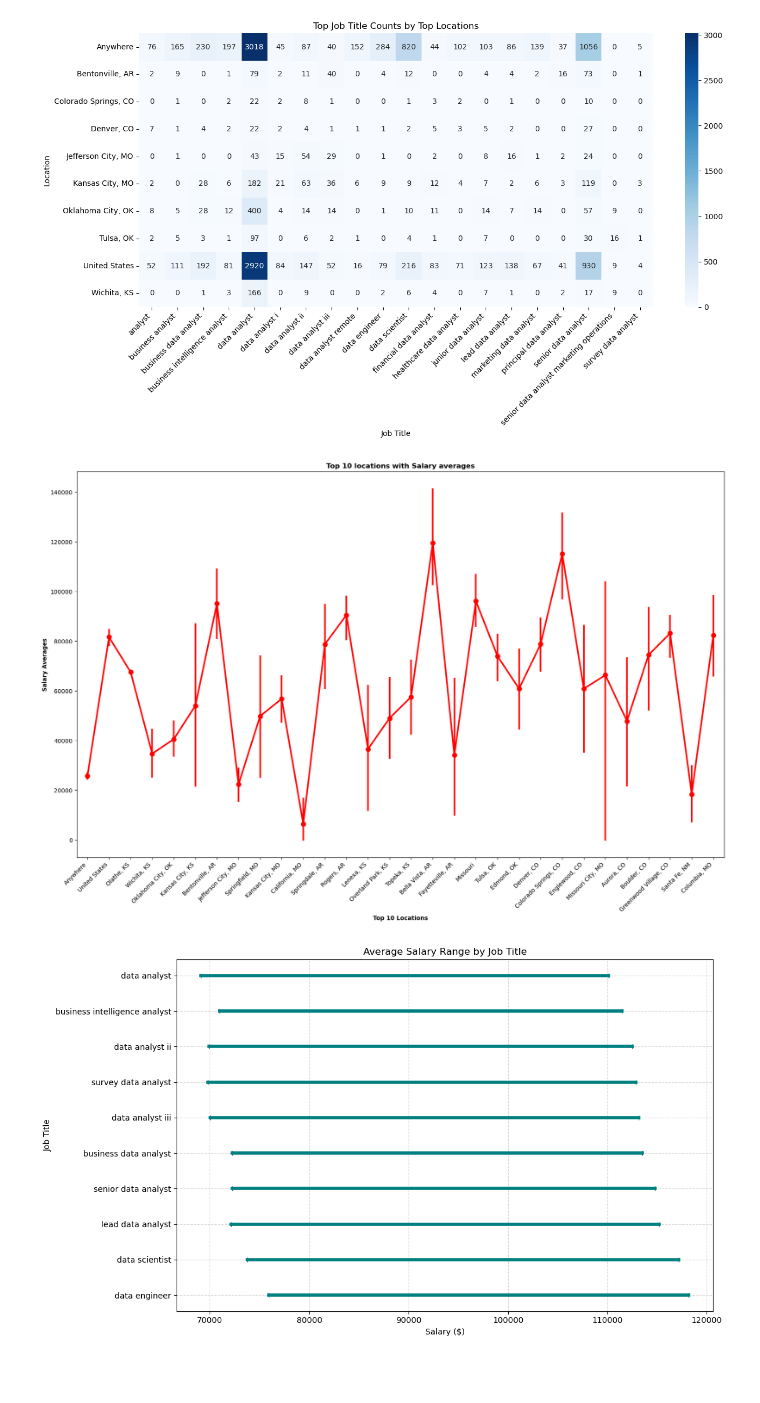
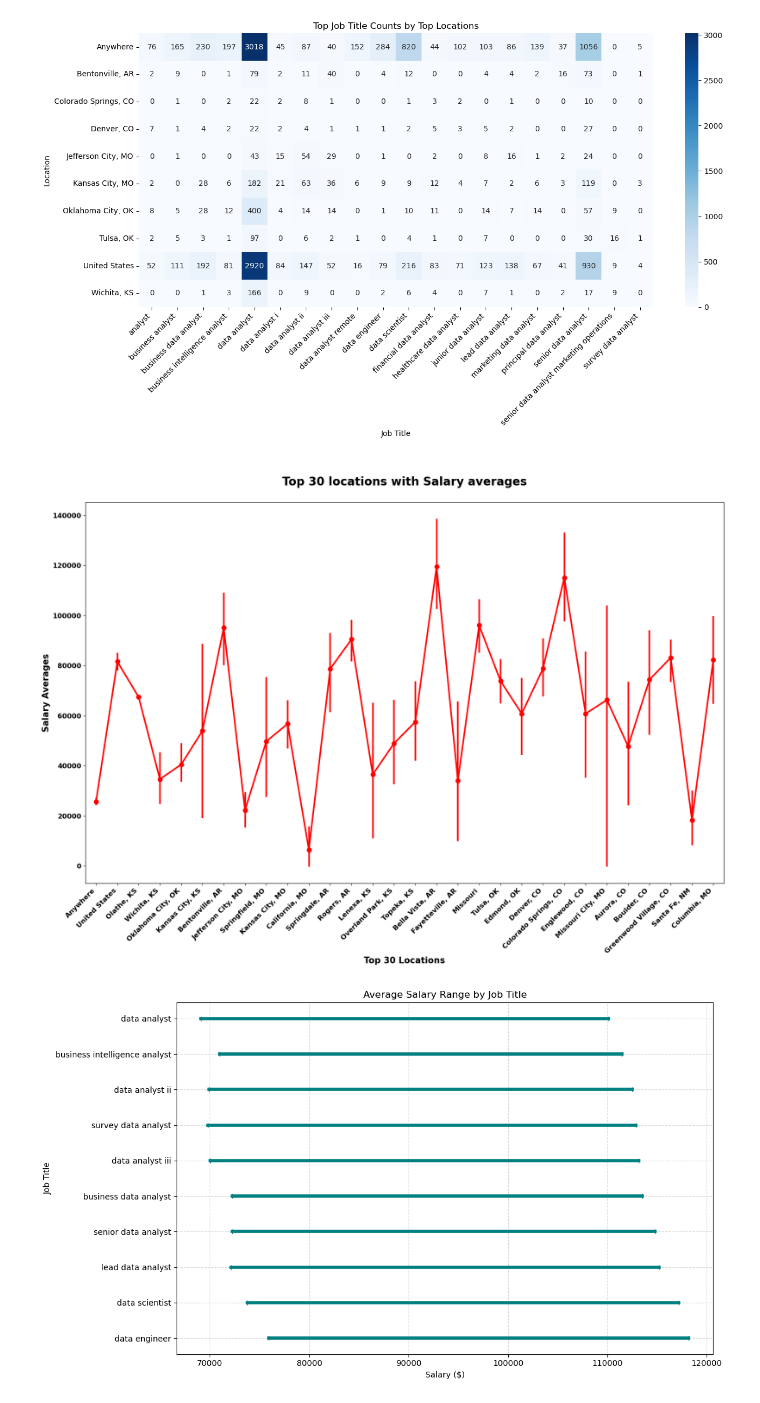
Before and after one commit to dq93/Data_Analyst_Job_Trends, a Jupyter notebook: code/EDA.ipynb, the cells around one changed output. Cells and saved outputs as stored; diff of their text form; code cells hidden in the pictures; blank space fills up the shorter version.

```diff
--- a/code/EDA.ipynb
+++ b/code/EDA.ipynb
@@ -321,18 +332,19 @@ plt.show()
 # %% [output]
 [figure]
 # %%
-top10_locs = data_csv['location'].value_counts().head(30).index
-df_top10_locs = data_csv[data_csv['location'].isin(top10_locs)]
+top10_slrXavg = data_csv['location'].value_counts().head(30).index
+df_top10_locs = data_csv[data_csv['location'].isin(top10_slrXavg)]
 
 plt.figure(figsize=(20, 12))
 sns.pointplot(data=df_top10_locs, x='location', y='salary_avg', color='red')
-plt.title('Top 10 locations with Salary averages', weight='bold')
-plt.xlabel('Top 10 Locations', weight='bold')
-plt.xticks(ha='right', rotation=45)
-plt.ylabel('Salary Averages', weight='bold')
+plt.title('\nTop 30 locations with Salary averages\n', weight='bold', fontsize=20)
+plt.xlabel('Top 30 Locations', weight='bold', fontsize=15)
+plt.xticks(ha='right', rotation=45, fontsize=12, weight='bold')
+plt.ylabel('Salary Averages', weight='bold', fontsize=15)
+plt.yticks(fontsize=12, weight='bold')
 plt.show()
 # %% [output]
-[figure, old version]
+[figure, new version]
 # %%
 # Convert salary_rate to lowercase and strip whitespace
 data_csv['salary_rate_cleaned'] = data_csv['salary_rate'].str.lower().str.strip()
```
Also changed, not shown: parts of 6 cells of this notebook, 1 other file.
